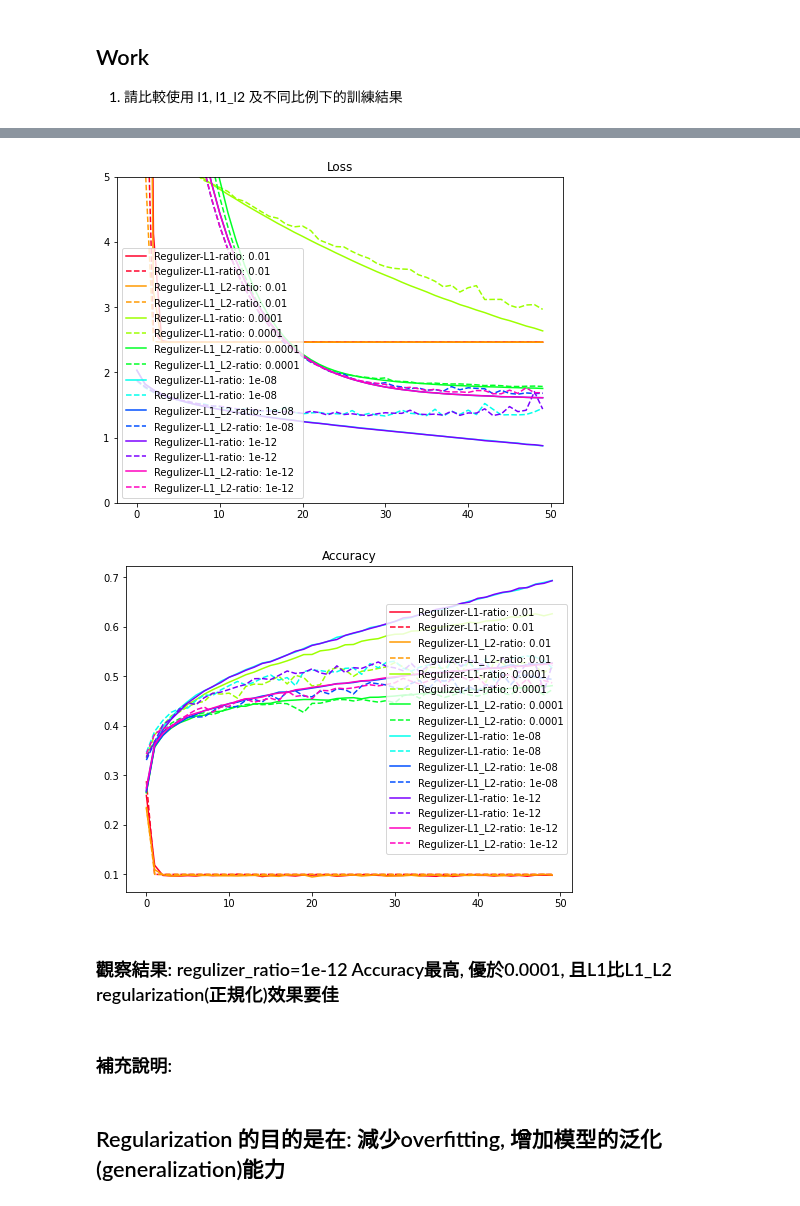
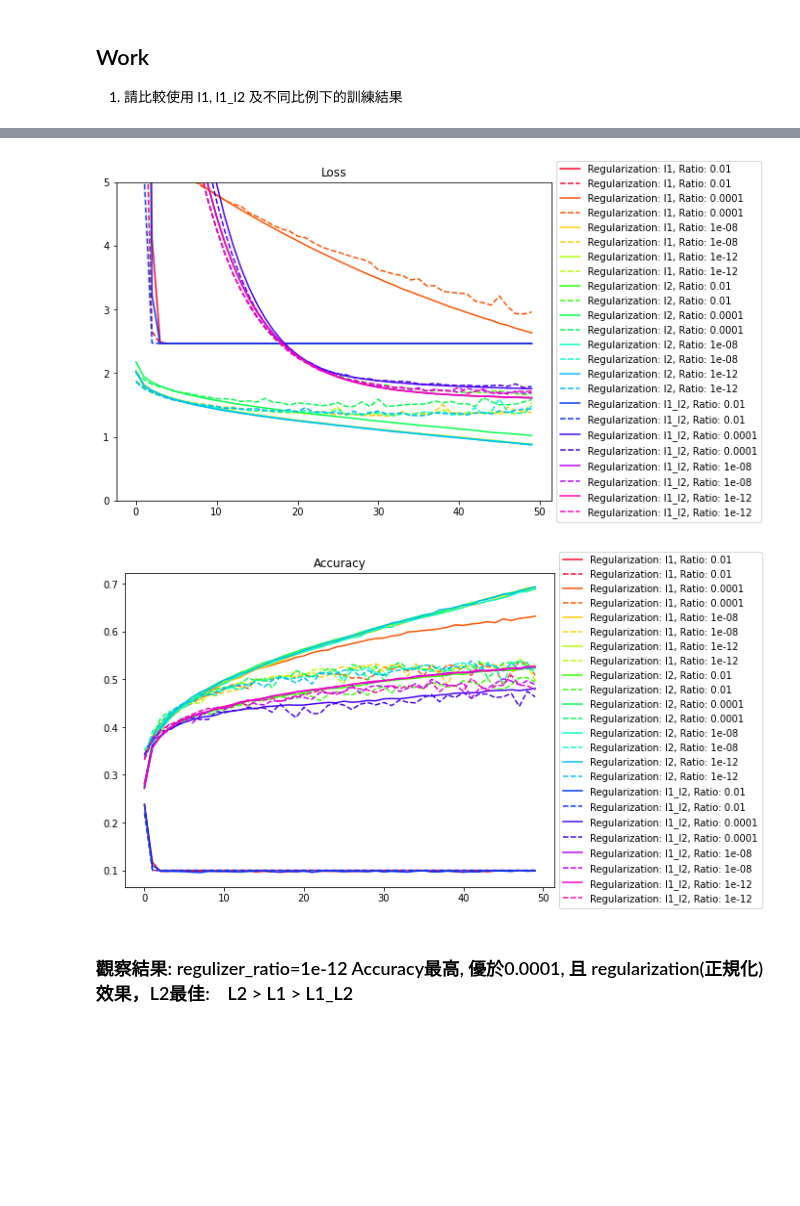
Before and after one commit to yuzonshen/ML100Days, a Jupyter notebook: homework/D081_Regularization_作業.ipynb, the cells around one changed output, grey strips where cells are left out. Cells and saved outputs as stored; diff of their text form; code cells hidden in the pictures; blank space fills up the shorter version.

```diff
--- a/homework/D081_Regularization_作業.ipynb
+++ b/homework/D081_Regularization_作業.ipynb
@@ -91,31 +98,22 @@ L1_EXP = [1e-2, 1e-4, 1e-8, 1e-12]
 # %%
+results = {}
 """Code Here
 撰寫你的訓練流程並將結果用 dictionary 紀錄
 """
-results = {}
-"""
-使用迴圈建立不同的帶不同 L1/L1_L2 的模型並訓練
-"""
-regularizer_set = ['L1', 'L1_L2']
-for regulizer_ratio in L1_EXP:
-    keras.backend.clear_session() # 把舊的 Graph 清掉
-    for reg in regularizer_set:
-        print("Experiment with Regulizer = %s : %.12f " % (reg, regulizer_ratio))
-        if reg == 'L1':
-            model = build_mlp(input_shape=x_train.shape[1:], l1_ratio=regulizer_ratio)
-        else:
-            model = build_mlp_l1_l2(input_shape=x_train.shape[1:], l1_l2_ratio=regulizer_ratio)
-
+for regularization in REGULARIZATION:
+    for regulizer_ratio in EXP:
+        keras.backend.clear_session() # 把舊的 Graph 清掉
+        print(f"Regularization: {regularization}, Ratio: {regulizer_ratio}")
+        model = build_mlp(input_shape=x_train.shape[1:], regularization=regularization, ratio=regulizer_ratio, output_units=10, num_neurons=[512, 256, 128])
         model.summary()
-
         optimizer = keras.optimizers.SGD(learning_rate=LEARNING_RATE, nesterov=True, momentum=MOMENTUM)
         model.compile(loss="categorical_crossentropy", metrics=["accuracy"], optimizer=optimizer)
 
         model.fit(x_train, y_train,
-              epochs=EPOCHS,
-              batch_size=BATCH_SIZE,
-              validation_data=(x_test, y_test),
-              shuffle=True)
+                  epochs=EPOCHS,
+                  batch_size=BATCH_SIZE,
+                  validation_data=(x_test, y_test),
+                  shuffle=True)
 
         # Collect results
         train_loss = model.history.history["loss"]
@@ -123,9 +121,9 @@ for regulizer_ratio in L1_EXP:
         train_acc = model.history.history["accuracy"]
         valid_acc = model.history.history["val_accuracy"]
 
-        exp_name_tag = (f"Regulizer-{reg}-ratio: {regulizer_ratio}")
+        exp_name_tag = "Regularization: %s, Ratio: %s" % (regularization, str(regulizer_ratio))
         results[exp_name_tag] = {'train-loss': train_loss,
-                             'valid-loss': valid_loss,
-                             'train-acc': train_acc,
-                             'valid-acc': valid_acc}
+                                 'valid-loss': valid_loss,
+                                 'train-acc': train_acc,
+                                 'valid-acc': valid_acc}
 # %% [output]
@@ -149,38 +147,34 @@ Epoch 50/50
 # %%
 from matplotlib import cm as mplcm
 import matplotlib.pyplot as plt
 from matplotlib import colors
 %matplotlib inline
 
-NUM_COLORS = 8
+NUM_COLORS = 12
 
 cm = plt.get_cmap('gist_rainbow')
 cNorm  = colors.Normalize(vmin=0, vmax=NUM_COLORS-1)
 scalarMap = mplcm.ScalarMappable(norm=cNorm, cmap=cm)
 color_bar = [scalarMap.to_rgba(i) for i in range(NUM_COLORS)]
 
 plt.figure(figsize=(8,6))
 for i, cond in enumerate(results.keys()):
     plt.plot(range(len(results[cond]['train-loss'])),results[cond]['train-loss'], '-', label=cond, color=color_bar[i])
     plt.plot(range(len(results[cond]['valid-loss'])),results[cond]['valid-loss'], '--', label=cond, color=color_bar[i])
 plt.title("Loss")
 plt.ylim([0, 5])
-plt.legend()
+plt.legend(loc='center left', bbox_to_anchor=(1, 0.5))
 plt.show()
 
 plt.figure(figsize=(8,6))
 for i, cond in enumerate(results.keys()):
     plt.plot(range(len(results[cond]['train-acc'])),results[cond]['train-acc'], '-', label=cond, color=color_bar[i])
     plt.plot(range(len(results[cond]['valid-acc'])),results[cond]['valid-acc'], '--', label=cond, color=color_bar[i])
 plt.title("Accuracy")
-plt.legend()
+plt.legend(loc='center left', bbox_to_anchor=(1, 0.5))
 plt.show()
 # %% [output]
-[figure, old version]
+[figure, new version]
-[figure, old version]
+[figure, new version]
 # %% [markdown]
-### 觀察結果: regulizer_ratio=1e-12 Accuracy最高, 優於0.0001, 且L1比L1_L2 regularization(正規化)效果要佳
+### 觀察結果: regulizer_ratio=1e-12 Accuracy最高, 優於0.0001, 且 regularization(正規化)效果，L2最佳:　L2 > L1 > L1_L2
-# %% [markdown]
-### 補充說明:
-# %% [markdown]
-## Regularization 的目的是在: 減少overfitting, 增加模型的泛化(generalization)能力
```
Also changed, not shown: parts of 6 cells of this notebook.
